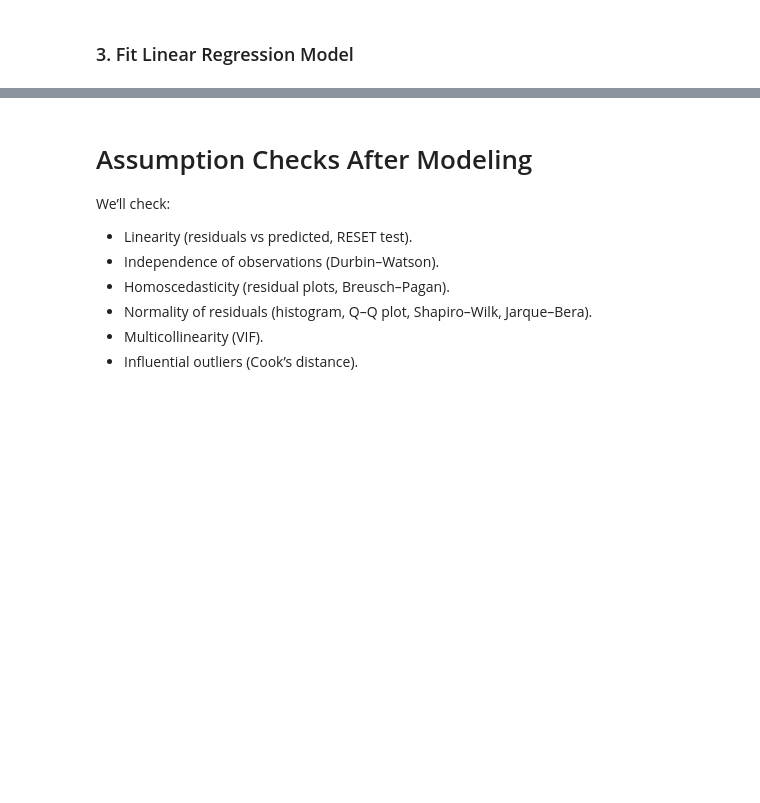
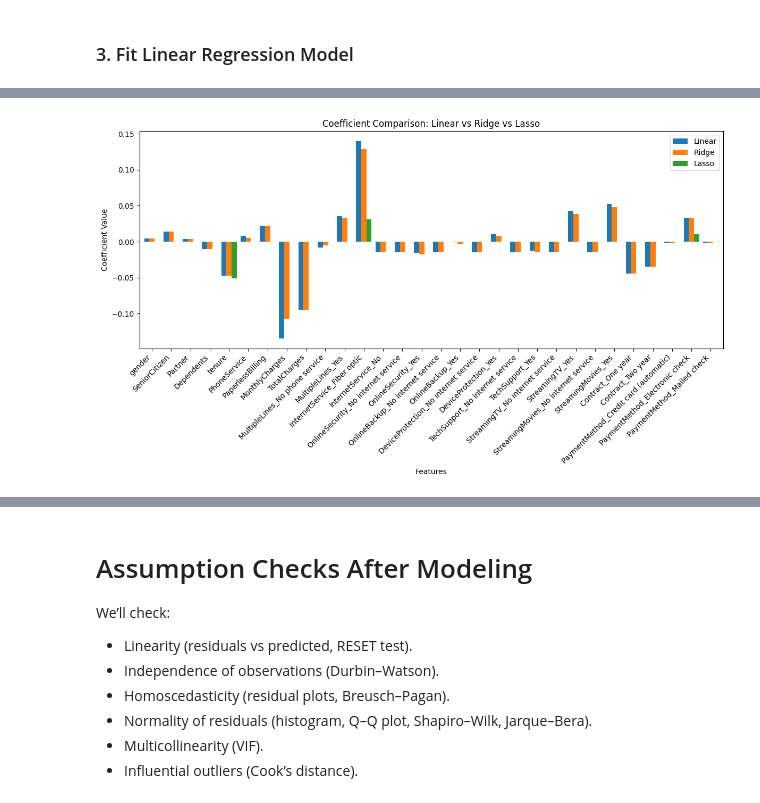
Before and after one commit to catebarry/xai-assignments, a Jupyter notebook: assignment-1/interpretable-ml.ipynb, the cells around one changed output, grey strips where cells are left out. Cells and saved outputs as stored; diff of their text form; code cells hidden in the pictures; blank space fills up the shorter version.

```diff
--- a/assignment-1/interpretable-ml.ipynb
+++ b/assignment-1/interpretable-ml.ipynb
@@ -732,0 +499,6 @@ weighted avg       0.80      0.80      0.80      1409
+# %%
+lr_model, lr_pred, coef_df = evaluate_model(LinearRegression(), X_train_scaled, X_test_scaled, y_train, y_test, "Linear Regression")
+ridge_model, ridge_pred, ridge_coef_df = evaluate_model(Ridge(alpha=1.0), X_train_scaled, X_test_scaled, y_train, y_test, "Ridge Regression")
+lasso_model, lasso_pred, lasso_coef_df = evaluate_model(Lasso(alpha=0.1), X_train_scaled, X_test_scaled, y_train, y_test, "Lasso Regression")
+
+#print(coef_df)
@@ -732,0 +557,21 @@ weighted avg       0.80      0.80      0.80      1409
+# %%
+# coefficient comparison plot
+def plot_coefficients(lr_model, ridge_model, lasso_model):
+    coef_df = pd.DataFrame({
+        'Linear': lr_model.coef_,
+        'Ridge': ridge_model.coef_,
+        'Lasso': lasso_model.coef_
+    }, index=X.columns)
+
+    coef_df.plot(kind='bar', width=0.8, figsize=(12,7))
+    plt.title('Coefficient Comparison: Linear vs Ridge vs Lasso')
+    plt.xlabel('Features')
+    plt.ylabel('Coefficient Value')
+    plt.legend(loc='best')
+    plt.xticks(rotation=45, ha='right')
+    plt.tight_layout()
+    plt.show()
+
+plot_coefficients(lr_model, ridge_model, lasso_model)
+# %% [output]
+[figure, added]
```
Also changed, not shown: parts of 64 cells of this notebook.
